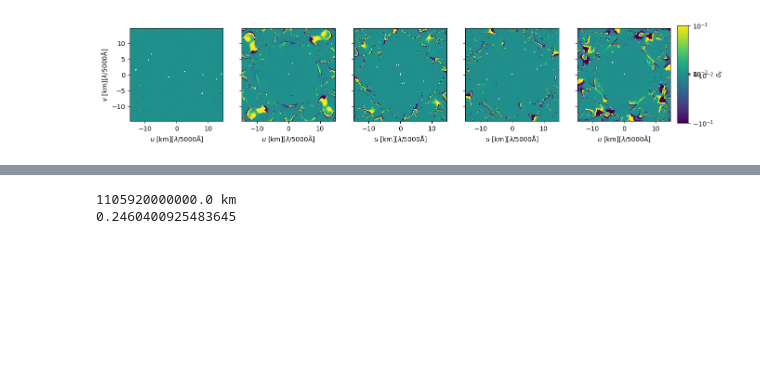
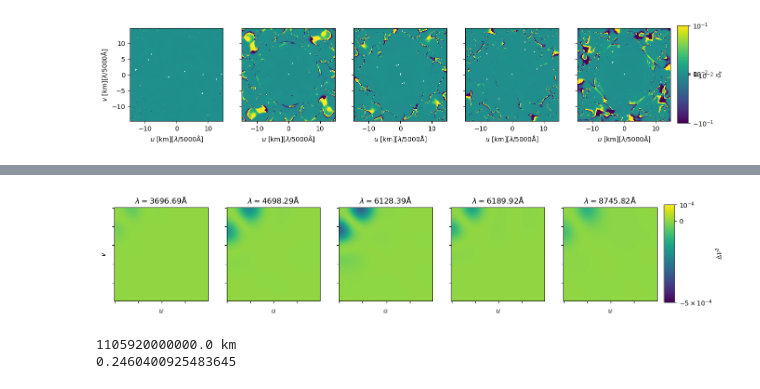
Before and after one commit to AlexGKim/II, a Jupyter notebook: sedona.ipynb, the cells around one changed output, grey strips where cells are left out. Drawn from its saved outputs; the diff is of its cells as text; code cells hidden in the pictures; blank space fills up the shorter version.

Commit message:
add polarization gamma2

```diff
--- a/sedona.ipynb
+++ b/sedona.ipynb
@@ -14,6 +14,8 @@ import astropy.units as units
 # %%
 wavegrid = numpy.load("WaveGrid.npy")
 flux = numpy.load("Phase0Flux.npy")
+Q = numpy.load('Phase0Q.npy')
+Q = Q / 1e39
 flux=flux/1e39
 flux_int= flux.sum(axis=(1,2))
 # %%
@@ -166,7 +168,7 @@ for i, idx in enumerate(idxs):
     axs0[i].set_xlabel(r'$u$')
     axs0[i].xaxis.set_ticklabels([])
     axs0[i].yaxis.set_ticklabels([])
-    axs0[i].set_title(r'$\lambda={:.2f}\AA$'.format(wavegrid[idx]))
+    axs0[i].set_title(r'$\lambda={:.2f}$Å'.format(wavegrid[idx]))
 
     u=fftfreq(paddedarray.shape[0])
     v=fftfreq(paddedarray.shape[1])
@@ -330,0 +559,71 @@ fig3.savefig('ston_2_sedona.pdf')
+# %%
+wls = [5850,6055,6128,6189,6355.12]
+wls = [3700, 4700, 6055, 6355,8750]
+wls = [3700, 4700, 6128, 6189,8750]
+
+idxs = [ numpy.abs(wavegrid - l).argmin() for l in wls]
+factor = 10
+
+Dwidth = 2 * 32000*3600*24*20 * factor * units.km
+DA = cosmo.angular_diameter_distance(0.004)
+Deltau = (DA/Dwidth).decompose()*5000e-10/1000   #at 5000A km
+
+fluxshape = flux[0,:,:].shape
+
+paddedarray = numpy.zeros((fluxshape[0]*factor, fluxshape[1]*factor))
+numpy.random.seed(42)
+noisemap = numpy.random.normal(1,0.05,size=(fluxshape[0], fluxshape[1]))
+
+# fig,axs = plt.subplots(4,5, figsize=(15, 12))
+fig0,axs0 = plt.subplots(1,5, figsize=(15, 3))
+
+# theta = numpy.arange(fluxshape[0]*factor)
+theta  = [i- fluxshape[0]/2 + 0.5 for i in range(paddedarray.shape[0])]
+theta = numpy.array(theta)
+
+# Fsinv_phi = numpy.zeros((paddedarray.shape[0],paddedarray.shape[1]))
+# Fsinv_s = numpy.zeros((paddedarray.shape[0],paddedarray.shape[1]))
+for i, idx in enumerate(idxs):
+    paddedarray[:]=0
+    flux_norm = flux[idx,:,:]
+    flux_norm = flux_norm/flux_norm.sum()
+    paddedarray[0:fluxshape[0], 0:fluxshape[1]]= flux_norm
+    gamma = jax.numpy.fft.fft2(paddedarray)
+    gamma2  = jax.numpy.absolute(gamma)**2
+
+    flux_norm = flux[idx,:,:]+Q[idx,:,:]
+    flux_norm = flux_norm/flux_norm.sum()
+    paddedarray[0:fluxshape[0], 0:fluxshape[1]]= flux_norm
+    gamma = jax.numpy.fft.fft2(paddedarray)
+    gamma2_p  = jax.numpy.absolute(gamma)**2
+
+    flux_norm = flux[idx,:,:]-Q[idx,:,:]
+    flux_norm = flux_norm/flux_norm.sum()
+    paddedarray[0:fluxshape[0], 0:fluxshape[1]]= flux_norm
+    gamma = jax.numpy.fft.fft2(paddedarray)
+    gamma2_n  = jax.numpy.absolute(gamma)**2
+
+    gamma2_polar = gamma2_p+gamma2_n
+
+    diff = gamma2 - gamma2_polar/2
+
+    print(diff.min(), diff.max())
+    im0 = axs0[i].imshow(diff[0:fluxshape[0]*factor//2,0:fluxshape[1]*factor//2],
+                         norm=matplotlib.colors.SymLogNorm(linthresh=0.03, linscale=0.03,
+                                              vmin=-0.0005, vmax=0.0001, base=10))
+    if i ==0:
+        axs0[i].set_ylabel(r'$v$')
+    axs0[i].set_xlabel(r'$u$')
+    axs0[i].xaxis.set_ticklabels([])
+    axs0[i].yaxis.set_ticklabels([])
+    axs0[i].set_title(r'$\lambda={:.2f}$Å'.format(wavegrid[idx]))
+
+
+fig0.subplots_adjust(right=0.90)
+
+cbar_ax = fig0.add_axes([0.91, 0.15, 0.015, 0.7])
+cbar=fig0.colorbar(im0, cax=cbar_ax)
+cbar.set_label(r"$\Delta \mathcal{V}^2$")
+
+fig0.savefig('g2mapdiffP_sedona.pdf')
+# %% [output]
@@ -331,3 +635,4 @@ fig3.savefig('ston_2_sedona.pdf')
+[figure, added]
 # %%
 Dwidth = 2 * 32000*3600*24*20 * factor * u.km
 DA = cosmo.angular_diameter_distance(0.004)
```
Also changed, not shown: parts of 2 cells of this notebook.
